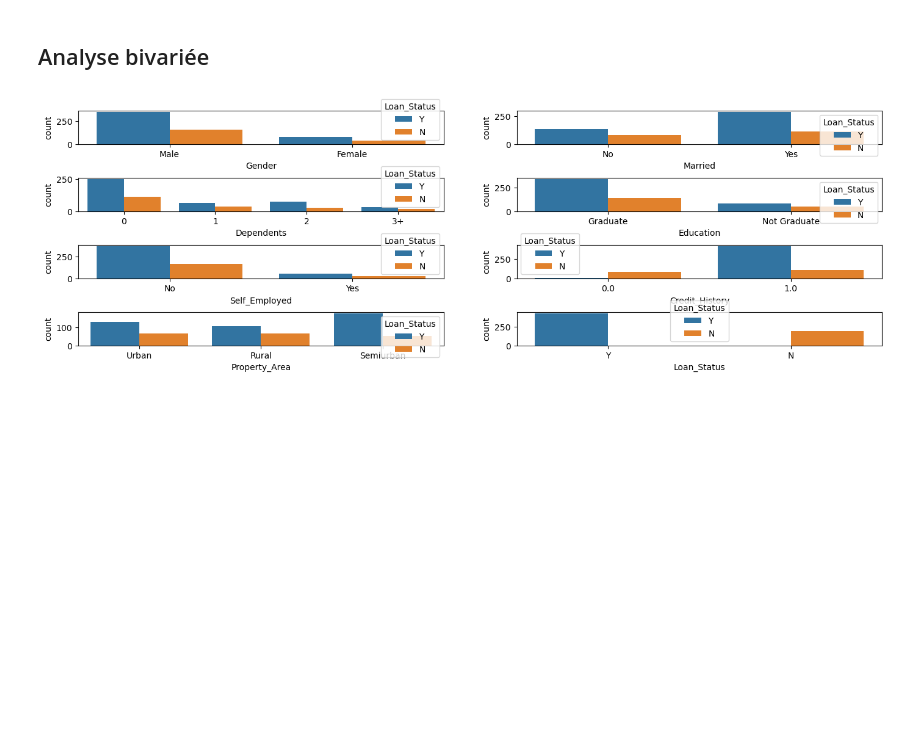
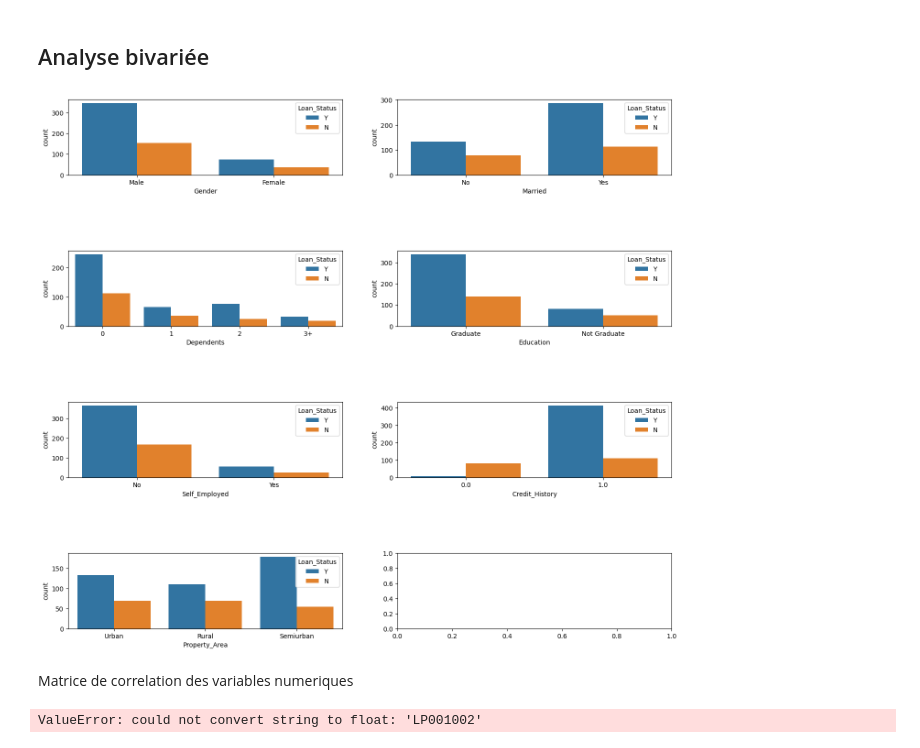
Before and after one commit to Shado2107/home_loan_model, a Jupyter notebook: home_loan.ipynb, the cells around one changed output. Saved outputs shown, nothing was run; the diff lists cells and outputs as text; code cells hidden in the pictures; blank space fills up the shorter version.

```diff
--- a/home_loan.ipynb
+++ b/home_loan.ipynb
@@ -207,11 +206,21 @@ https://gist.github.com/mwaskom/de44147ed2974457ad6372750bbe5751
 # %% [markdown]
 ## Analyse bivariée
+# %%
+var_cat2 = ['Gender', 'Married', 'Dependents', 'Education', 'Self_Employed', 'Credit_History', 'Property_Area']
 # %%
 # les variables catégoriques
-fig,axes= plt.subplots(4,2,figsize=(17,5))
-for idx, cat_col in enumerate(var_cat):
+fig,axes= plt.subplots(4,2,figsize=(17,15))
+for idx, cat_col in enumerate(var_cat2):
     row,col =idx//2,idx%2
     sns.countplot(x=cat_col,data=df, hue='Loan_Status',ax=axes[row,col])
 plt.subplots_adjust(hspace=1)
 # %% [output]
-[figure, old version]
+[figure, new version]
+# %% [markdown]
+Matrice de correlation des variables numeriques
+# %%
+matrice=df.corr()
+f,ax=plt.subplots(figsize=(10,12))
+sns.heatmap(matrice,vmax=.8,square=True,cmap='BuPu',annot=True)
+# %% [output]
+ValueError: could not convert string to float: 'LP001002'
```
Also changed, not shown: parts of 2 cells of this notebook.
